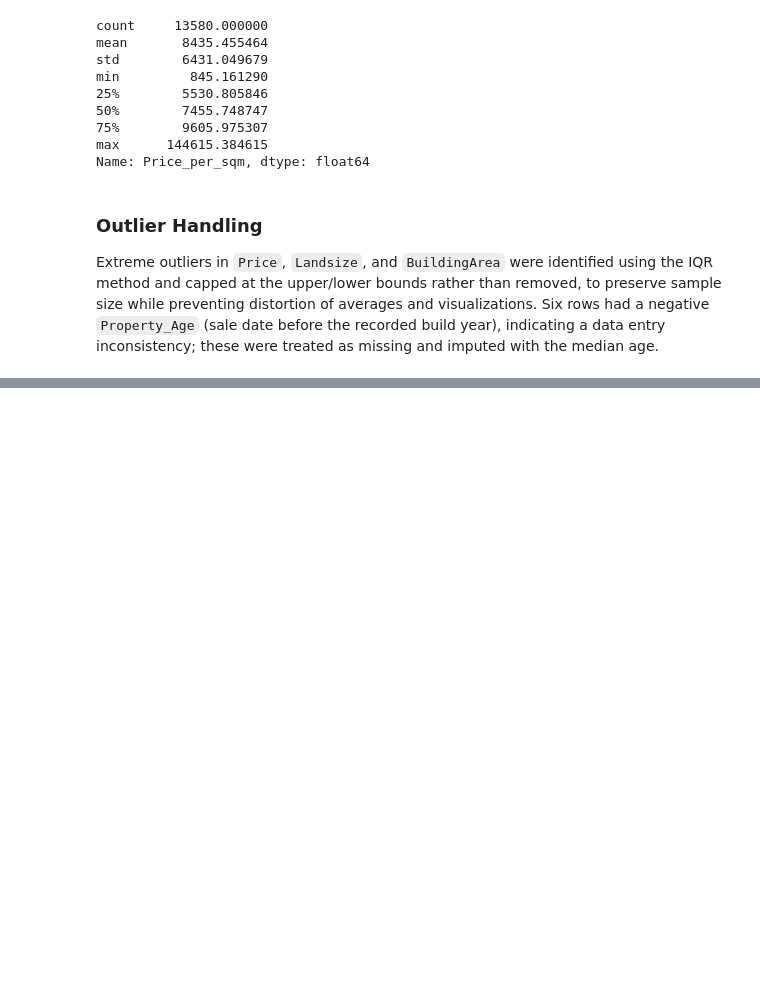
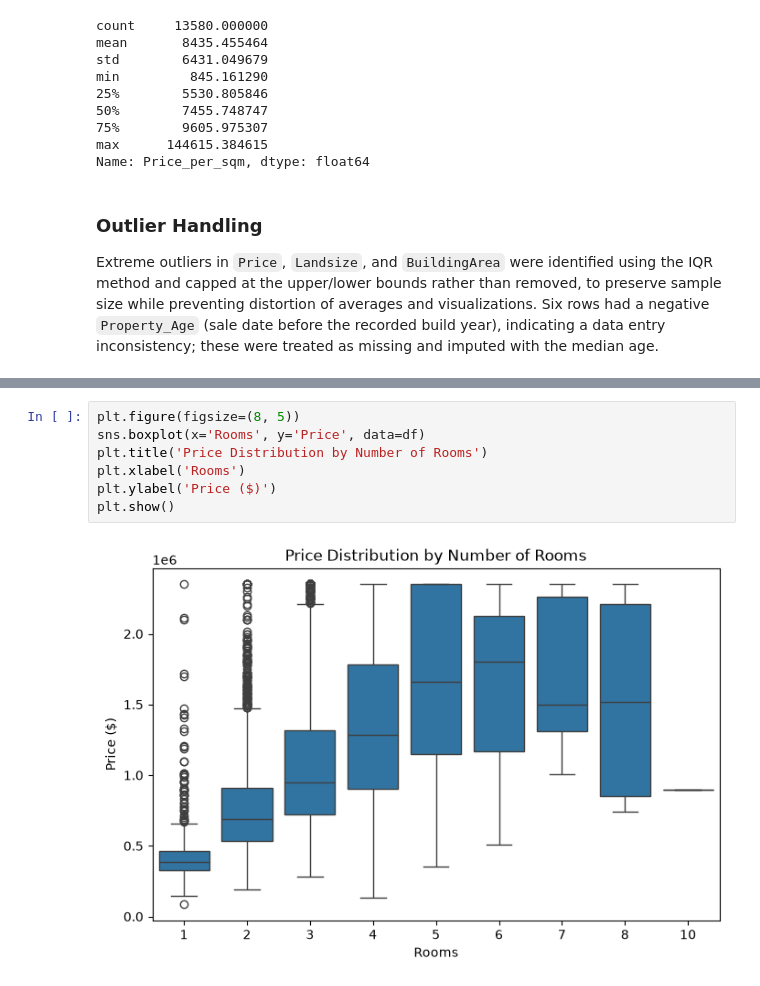
Before and after one commit to juanjosy07/Melbourne-Property-Market-Analysis, a Jupyter notebook: Melbourne Property Market Analysis.ipynb, the cells around one changed output, grey strips where cells are left out. Saved outputs shown, nothing was run; the diff lists cells and outputs as text; blank space fills up the shorter version.

```diff
--- a/Melbourne Property Market Analysis.ipynb
+++ b/Melbourne Property Market Analysis.ipynb
@@ -185,0 +219,9 @@ Extreme outliers in `Price`, `Landsize`, and `BuildingArea` were identified usin
+# %%
+plt.figure(figsize=(8, 5))
+sns.boxplot(x='Rooms', y='Price', data=df)
+plt.title('Price Distribution by Number of Rooms')
+plt.xlabel('Rooms')
+plt.ylabel('Price ($)')
+plt.show()
+# %% [output]
+[figure, added]
```
Also changed, not shown: parts of 10 cells of this notebook.
